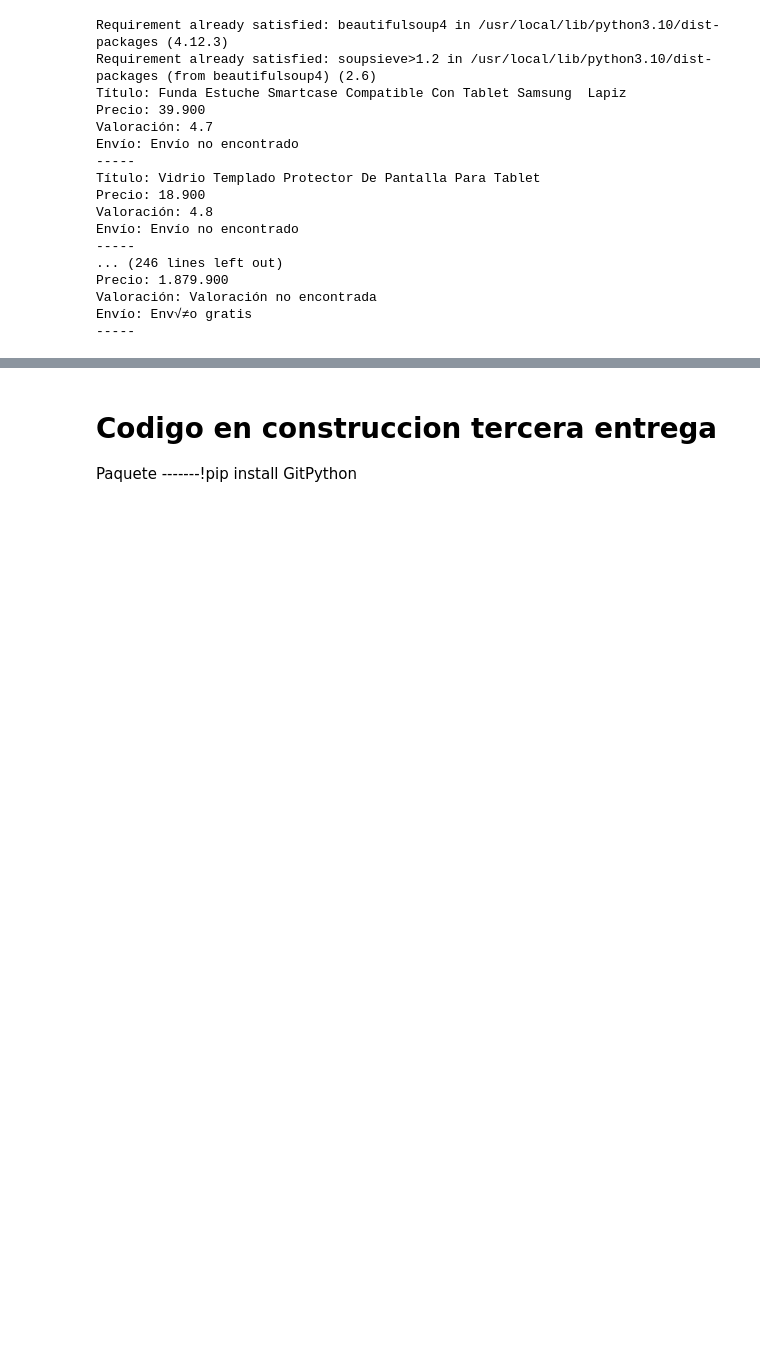
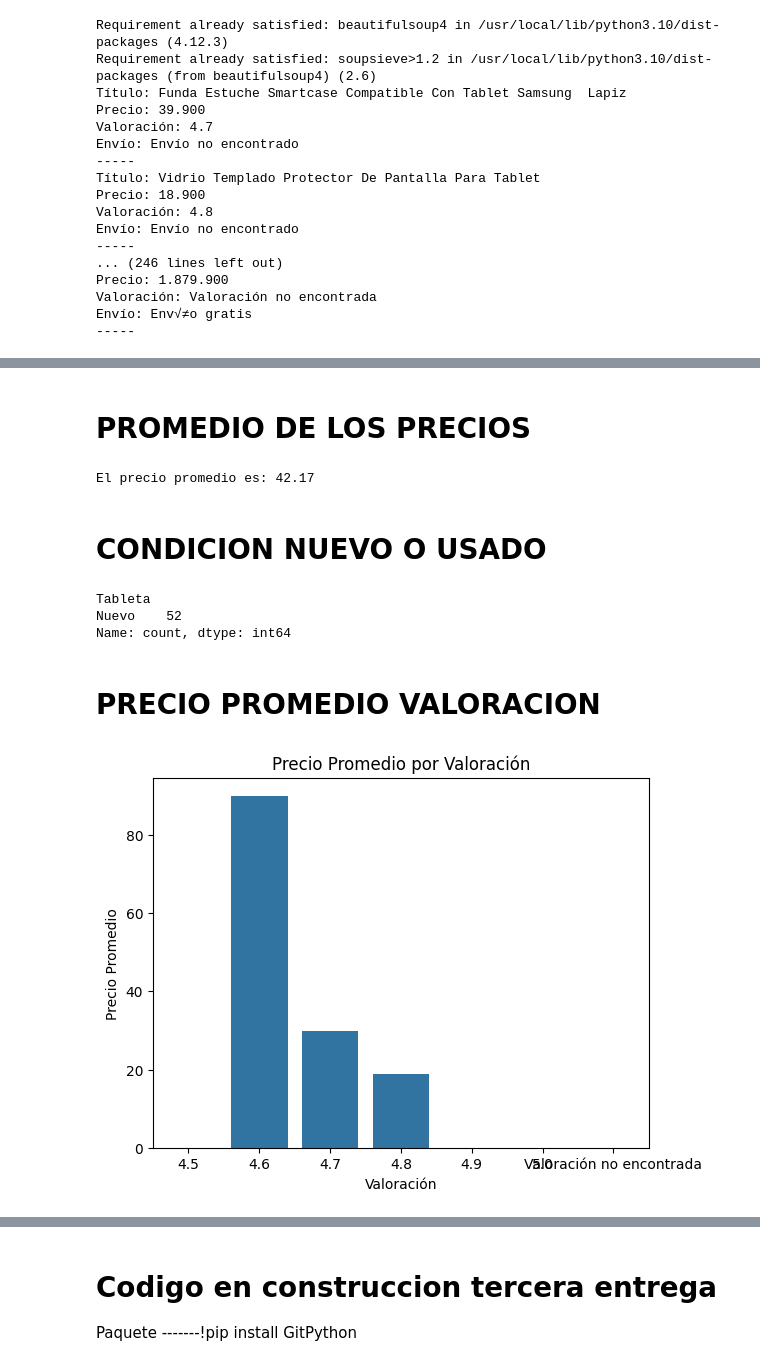
Before and after one commit to jgutier1/CLASE_PRO_ANA_DATOS_8, a Jupyter notebook: S30_Evidencia_de_aprendizaje_2__Optimizando_la_productividad_en_el_mundo_del_software.ipynb, the cells around one changed output, grey strips where cells are left out. Drawn from its saved outputs; the diff is of its cells as text; code cells hidden in the pictures; blank space fills up the shorter version.

```diff
--- a/S30_Evidencia_de_aprendizaje_2__Optimizando_la_productividad_en_el_mundo_del_software.ipynb
+++ b/S30_Evidencia_de_aprendizaje_2__Optimizando_la_productividad_en_el_mundo_del_software.ipynb
@@ -423,0 +426,4 @@ Envío: Env√≠o gratis
+# %%
+df = pd.read_csv('mercadolibre_producto_resultados.csv')
+
+print(df.head())
@@ -423,0 +463,36 @@ Envío: Env√≠o gratis
+# %% [markdown]
+# **PROMEDIO DE LOS PRECIOS**
+# %%
+df['Precio'] = pd.to_numeric(df['Precio'], errors='coerce')
+
+# Calcular el precio promedio
+precio_promedio = df['Precio'].mean()
+print(f"El precio promedio es: {precio_promedio:.2f}")
+# %% [output]
+El precio promedio es: 42.17
+# %% [markdown]
+# **CONDICION NUEVO O USADO**
+# %%
+condicion_count = df['Tableta'].value_counts()
+print(condicion_count)
+# %% [output]
+Tableta
+Nuevo    52
+Name: count, dtype: int64
+# %% [markdown]
+# **PRECIO PROMEDIO VALORACION**
+# %%
+import seaborn as sns
+import matplotlib.pyplot as plt
+
+# Agrupar por valoración y calcular precio promedio
+precio_valoracion = df.groupby('Valoración')['Precio'].mean().reset_index()
+
+# Crear el gráfico
+sns.barplot(data=precio_valoracion, x='Valoración', y='Precio')
+plt.title('Precio Promedio por Valoración')
+plt.xlabel('Valoración')
+plt.ylabel('Precio Promedio')
+plt.show()
+# %% [output]
+[figure, added]
```
Also changed, not shown: parts of 14 cells of this notebook.
